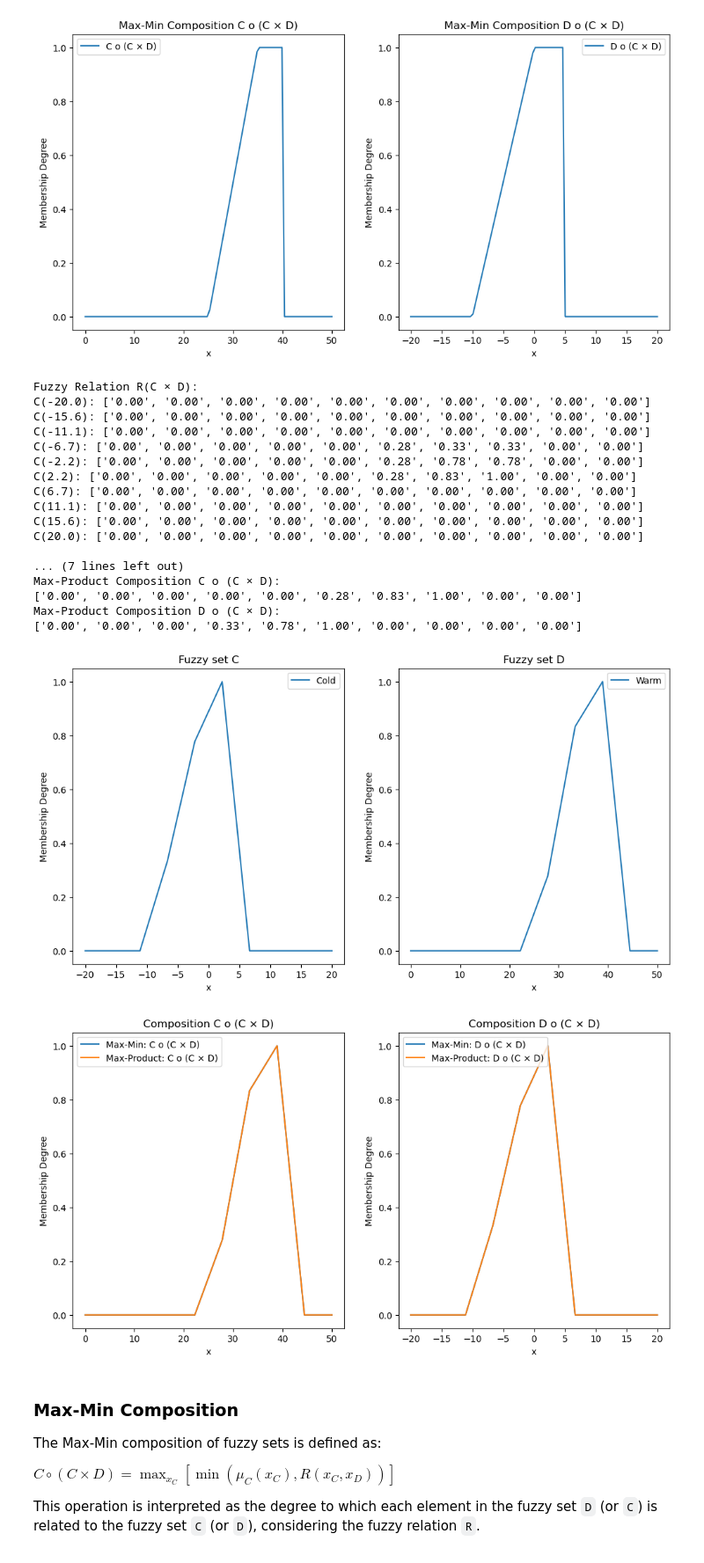
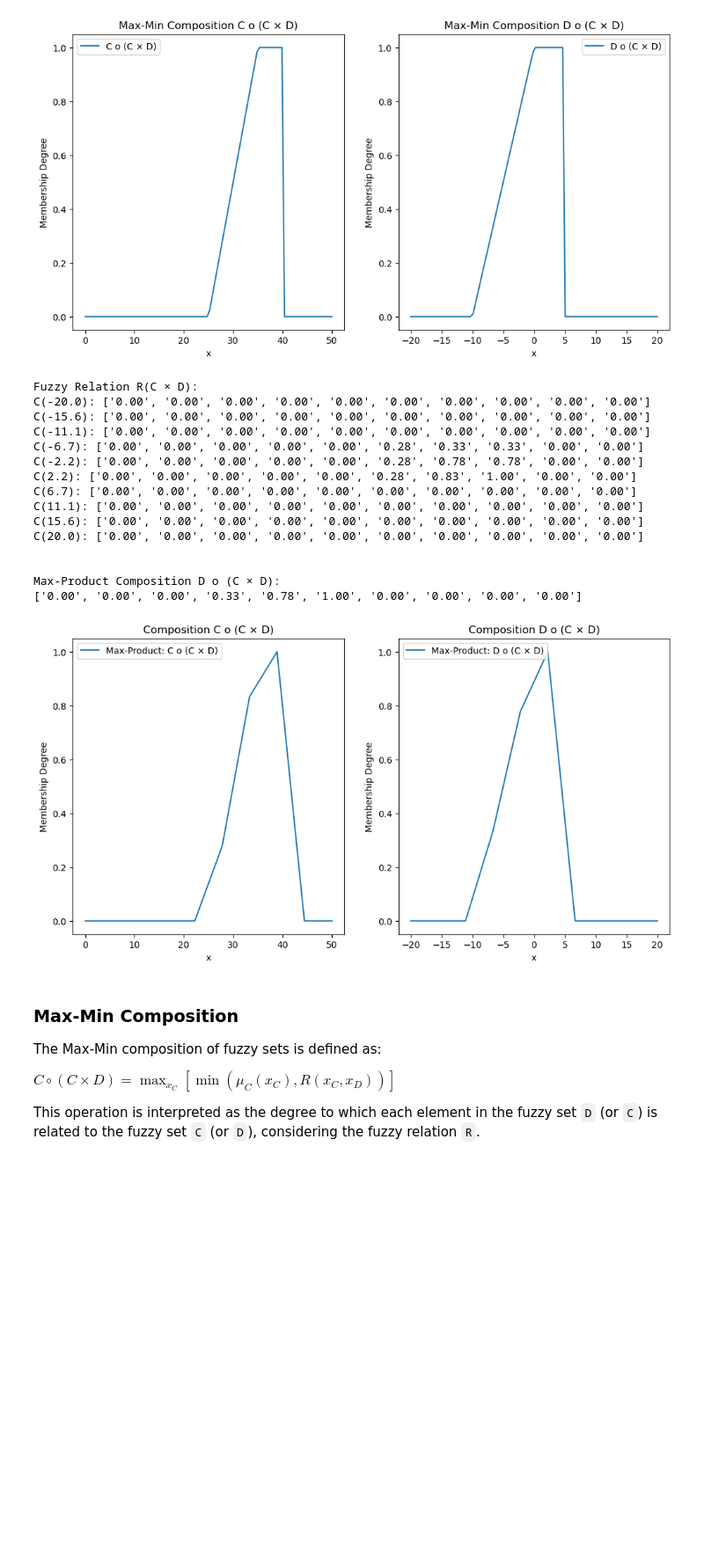
Before and after one commit to Uttam-Mahata/Soft_Computing, a Jupyter notebook: Assignment2/Fuzzy_logic.ipynb, the cells around one changed output. Shown at 88% size. Saved outputs shown, nothing was run; the diff lists cells and outputs as text; code cells hidden in the pictures; blank space fills up the shorter version.

```diff
--- a/Assignment2/Fuzzy_logic.ipynb
+++ b/Assignment2/Fuzzy_logic.ipynb
@@ -601,19 +601,12 @@ for i, x_C in enumerate(x_values_C):
     print(f"C({x_C:.1f}): {row}")
 print("\n")
 
-# Step 3: Perform Fuzzy Set Composition (Max-Min and Max-Product)
-C_comp_max_min = np.zeros(len(x_values_D))
-D_comp_max_min = np.zeros(len(x_values_C))
+
 
 C_comp_max_product = np.zeros(len(x_values_D))
 D_comp_max_product = np.zeros(len(x_values_C))
 
-# Max-Min Composition
-for j in range(len(x_values_D)):
-    C_comp_max_min[j] = max([min(R[i, j], mu_C(x_values_C[i])) for i in range(len(x_values_C))])
 
-for i in range(len(x_values_C)):
-    D_comp_max_min[i] = max([min(R[i, j], mu_D(x_values_D[j])) for j in range(len(x_values_D))])
 
 # Max-Product Composition
 for j in range(len(x_values_D)):
@@ -622,82 +615,52 @@ for j in range(len(x_values_D)):
 for i in range(len(x_values_C)):
     D_comp_max_product[i] = max([R[i, j] * mu_D(x_values_D[j]) for j in range(len(x_values_D))])
 
-# Print Max-Min Composition
-print("Max-Min Composition C o (C × D):")
-print([f"{C_comp_max_min[j]:.2f}" for j in range(len(x_values_D))])
 
-print("Max-Min Composition D o (C × D):")
-print([f"{D_comp_max_min[i]:.2f}" for i in range(len(x_values_C))])
-print("\n")
 
-# Print Max-Product Composition
-print("Max-Product Composition C o (C × D):")
-print([f"{C_comp_max_product[j]:.2f}" for j in range(len(x_values_D))])
 
 print("Max-Product Composition D o (C × D):")
 print([f"{D_comp_max_product[i]:.2f}" for i in range(len(x_values_C))])
 print("\n")
 
-# Step 4: Visualization
-# Plotting the original fuzzy sets
-plt.figure(figsize=(12, 6))
 
-plt.subplot(1, 2, 1)
-plt.plot(x_values_C, [mu_C(i) for i in x_values_C], label='Cold')
-plt.title('Fuzzy set C')
-plt.xlabel('x')
-plt.ylabel('Membership Degree')
-plt.legend()
-
-plt.subplot(1, 2, 2)
-plt.plot(x_values_D, [mu_D(i) for i in x_values_D], label='Warm')
-plt.title('Fuzzy set D')
-plt.xlabel('x')
-plt.ylabel('Membership Degree')
-plt.legend()
-
-plt.show()
 
 # Plotting the results of the compositions
 plt.figure(figsize=(12, 6))
 
 plt.subplot(1, 2, 1)
-plt.plot(x_values_D, C_comp_max_min, label='Max-Min: C o (C × D)')
+
 plt.plot(x_values_D, C_comp_max_product, label='Max-Product: C o (C × D)')
 plt.title('Composition C o (C × D)')
 plt.xlabel('x')
 plt.ylabel('Membership Degree')
 plt.legend()
 
 plt.subplot(1, 2, 2)
-plt.plot(x_values_C, D_comp_max_min, label='Max-Min: D o (C × D)')
+
 plt.plot(x_values_C, D_comp_max_product, label='Max-Product: D o (C × D)')
 plt.title('Composition D o (C × D)')
 plt.xlabel('x')
 plt.ylabel('Membership Degree')
 plt.legend()
 
 plt.show()
 # %% [output]
 Fuzzy Relation R(C × D):
 C(-20.0): ['0.00', '0.00', '0.00', '0.00', '0.00', '0.00', '0.00', '0.00', '0.00', '0.00']
 C(-15.6): ['0.00', '0.00', '0.00', '0.00', '0.00', '0.00', '0.00', '0.00', '0.00', '0.00']
 C(-11.1): ['0.00', '0.00', '0.00', '0.00', '0.00', '0.00', '0.00', '0.00', '0.00', '0.00']
 C(-6.7): ['0.00', '0.00', '0.00', '0.00', '0.00', '0.28', '0.33', '0.33', '0.00', '0.00']
 C(-2.2): ['0.00', '0.00', '0.00', '0.00', '0.00', '0.28', '0.78', '0.78', '0.00', '0.00']
 C(2.2): ['0.00', '0.00', '0.00', '0.00', '0.00', '0.28', '0.83', '1.00', '0.00', '0.00']
 C(6.7): ['0.00', '0.00', '0.00', '0.00', '0.00', '0.00', '0.00', '0.00', '0.00', '0.00']
 C(11.1): ['0.00', '0.00', '0.00', '0.00', '0.00', '0.00', '0.00', '0.00', '0.00', '0.00']
 C(15.6): ['0.00', '0.00', '0.00', '0.00', '0.00', '0.00', '0.00', '0.00', '0.00', '0.00']
 C(20.0): ['0.00', '0.00', '0.00', '0.00', '0.00', '0.00', '0.00', '0.00', '0.00', '0.00']
 
-... (7 lines left out)
-Max-Product Composition C o (C × D):
-['0.00', '0.00', '0.00', '0.00', '0.00', '0.28', '0.83', '1.00', '0.00', '0.00']
+
 Max-Product Composition D o (C × D):
 ['0.00', '0.00', '0.00', '0.33', '0.78', '1.00', '0.00', '0.00', '0.00', '0.00']
-[figure, old version]
+[figure, new version]
-[figure, removed]
 # %% [markdown]
 
 ### Max-Min Composition
```
Also changed, not shown: 1 other file.
